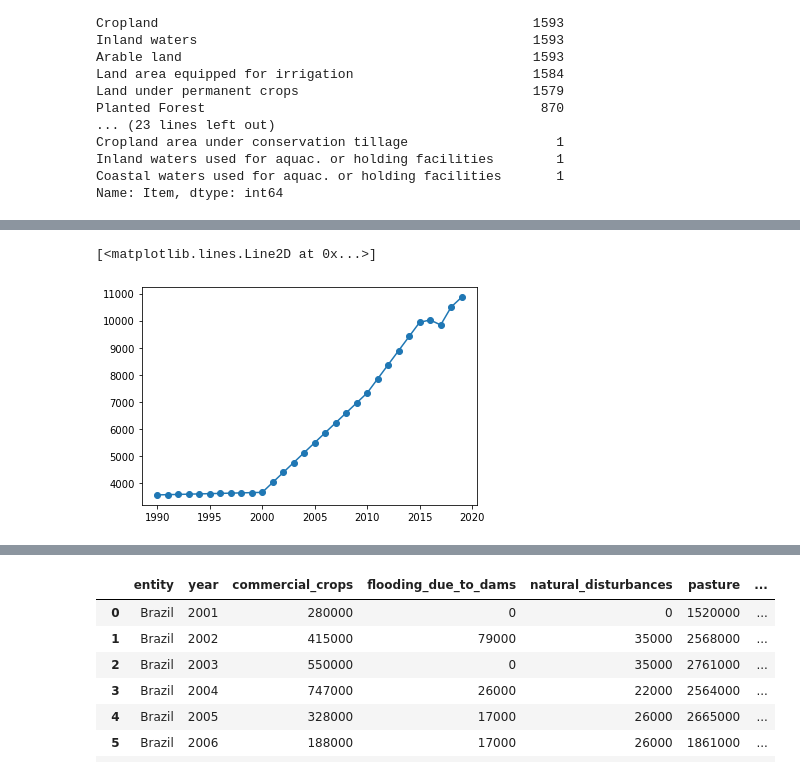
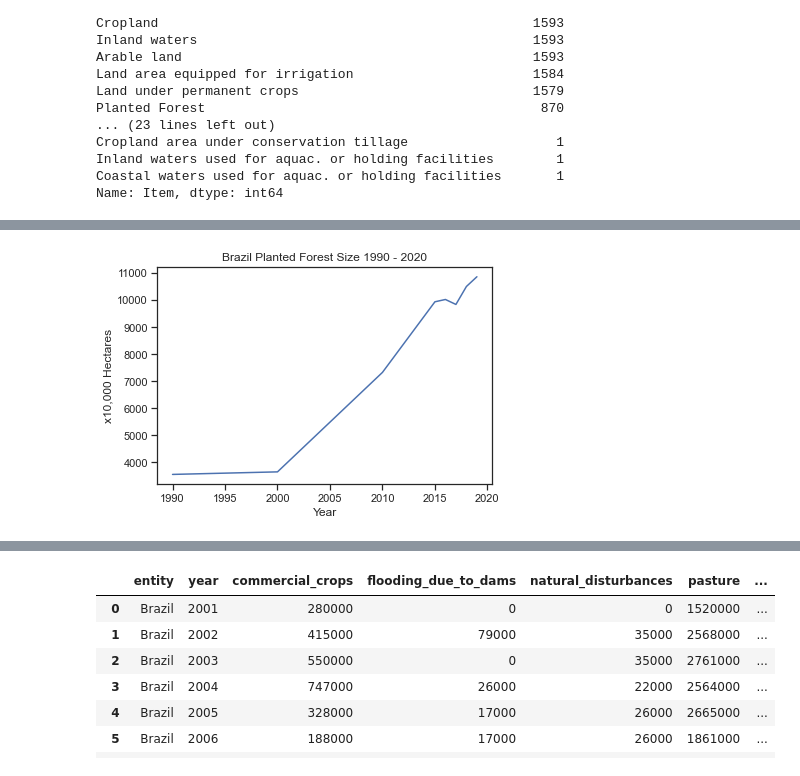
Before and after one commit to MorganMaciupa/Data_Analytics_ReforestationProject, a Jupyter notebook: working.ipynb, the cells around one changed output, grey strips where cells are left out. Cells and saved outputs as stored; diff of their text form; code cells hidden in the pictures.

```diff
--- a/working.ipynb
+++ b/working.ipynb
@@ -63,26 +64,29 @@ Name: Item, dtype: int64
 # %%
 land_use_dataframe = land_use_dataframe.replace({"Land area equipped for irrigation":"Other land"})
 land_use_dataframe
 
 brazil = land_use_dataframe[land_use_dataframe['Area'] == 'Brazil']
 brazil = brazil[['Item', 'Year', 'Value']]
 
 forest_land = brazil[brazil['Item'] == 'Forest land']
 forest = forest_land.groupby('Year').mean()
 
 crops = brazil[brazil['Item'] == 'Cropland']
 crops = crops.groupby('Year').mean()
 
 ag = brazil[brazil['Item'] == 'Agricultural land']
 ag = ag.groupby('Year').mean()
 
 arable = brazil[brazil['Item'] == 'Arable land']
 arable = arable.groupby('Year').mean()
 
 planted = brazil[brazil['Item'] == 'Planted Forest']
 planted = planted.groupby('Year').mean()
 
-plt.plot(planted, marker='o')
+plt.plot(planted)
+plt.title("Brazil Planted Forest Size 1990 - 2020")
+plt.xlabel("Year")
+plt.ylabel("x10,000 Hectares")
+plt.savefig("Images/Brazil Planted Forest HA.png")
 # %% [output]
-[<matplotlib.lines.Line2D at 0x...>]
-[figure, old version]
+[figure, new version]
```
Also changed, not shown: parts of 9 cells of this notebook, 3 other files.
